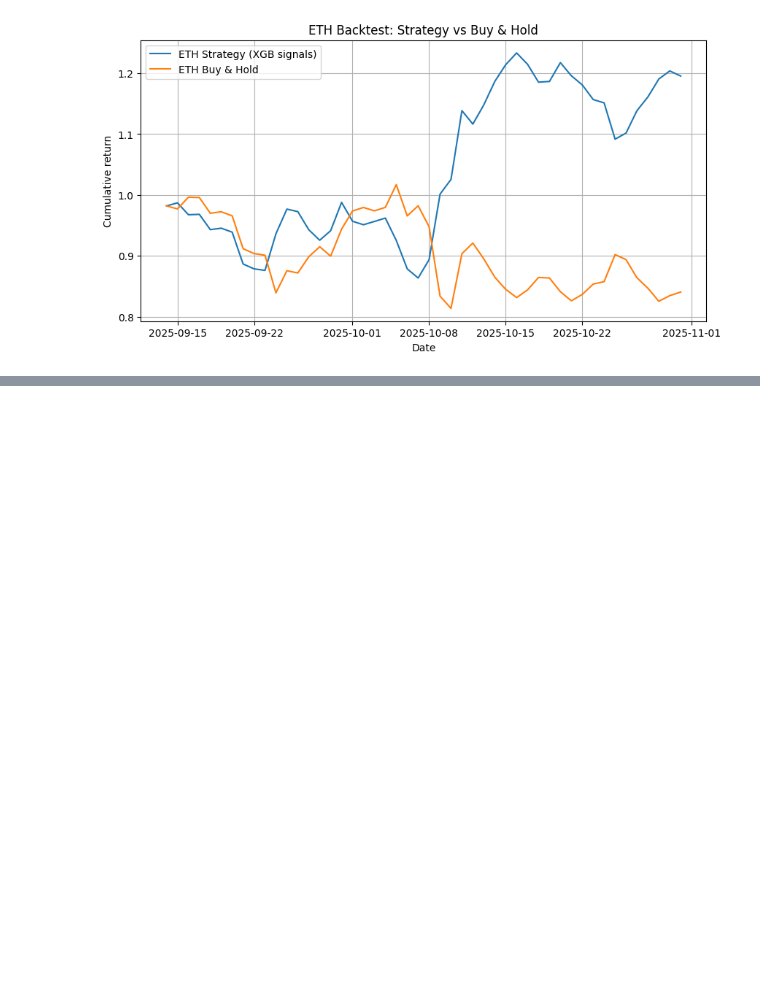
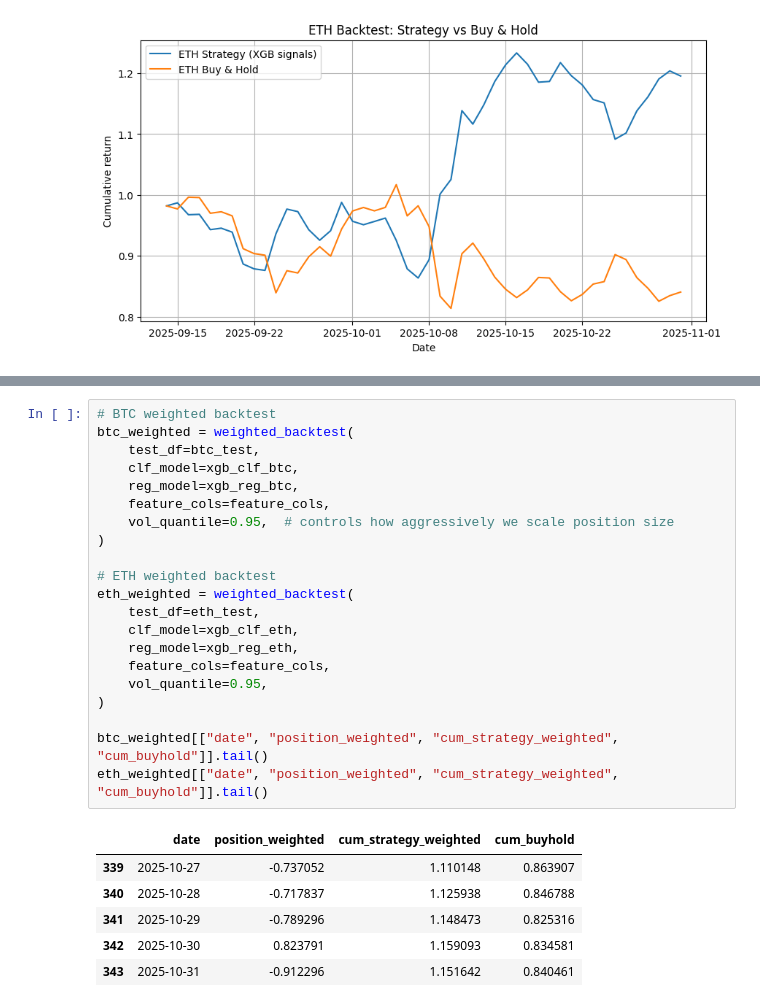
Before and after one commit to yajutsai/766---FinalProject, a Jupyter notebook: train_model.ipynb, the cells around one changed output, grey strips where cells are left out. Drawn from its saved outputs; the diff is of its cells as text; blank space fills up the shorter version.

```diff
--- a/train_model.ipynb
+++ b/train_model.ipynb
@@ -511,0 +755,28 @@ plt.show()
+# %%
+# BTC weighted backtest
+btc_weighted = weighted_backtest(
+    test_df=btc_test,
+    clf_model=xgb_clf_btc,
+    reg_model=xgb_reg_btc,
+    feature_cols=feature_cols,
+    vol_quantile=0.95,  # controls how aggressively we scale position size
+)
+
+# ETH weighted backtest
+eth_weighted = weighted_backtest(
+    test_df=eth_test,
+    clf_model=xgb_clf_eth,
+    reg_model=xgb_reg_eth,
+    feature_cols=feature_cols,
+    vol_quantile=0.95,
+)
+
+btc_weighted[["date", "position_weighted", "cum_strategy_weighted", "cum_buyhold"]].tail()
+eth_weighted[["date", "position_weighted", "cum_strategy_weighted", "cum_buyhold"]].tail()
+# %% [output]
+|  | date | position_weighted | cum_strategy_weighted | cum_buyhold |
+| 339 | 2025-10-27 | -0.737052 | 1.110148 | 0.863907 |
+| 340 | 2025-10-28 | -0.717837 | 1.125938 | 0.846788 |
+| 341 | 2025-10-29 | -0.789296 | 1.148473 | 0.825316 |
+| 342 | 2025-10-30 | 0.823791 | 1.159093 | 0.834581 |
+| 343 | 2025-10-31 | -0.912296 | 1.151642 | 0.840461 |
```
Also changed, not shown: parts of 19 cells of this notebook, 6 other files.
